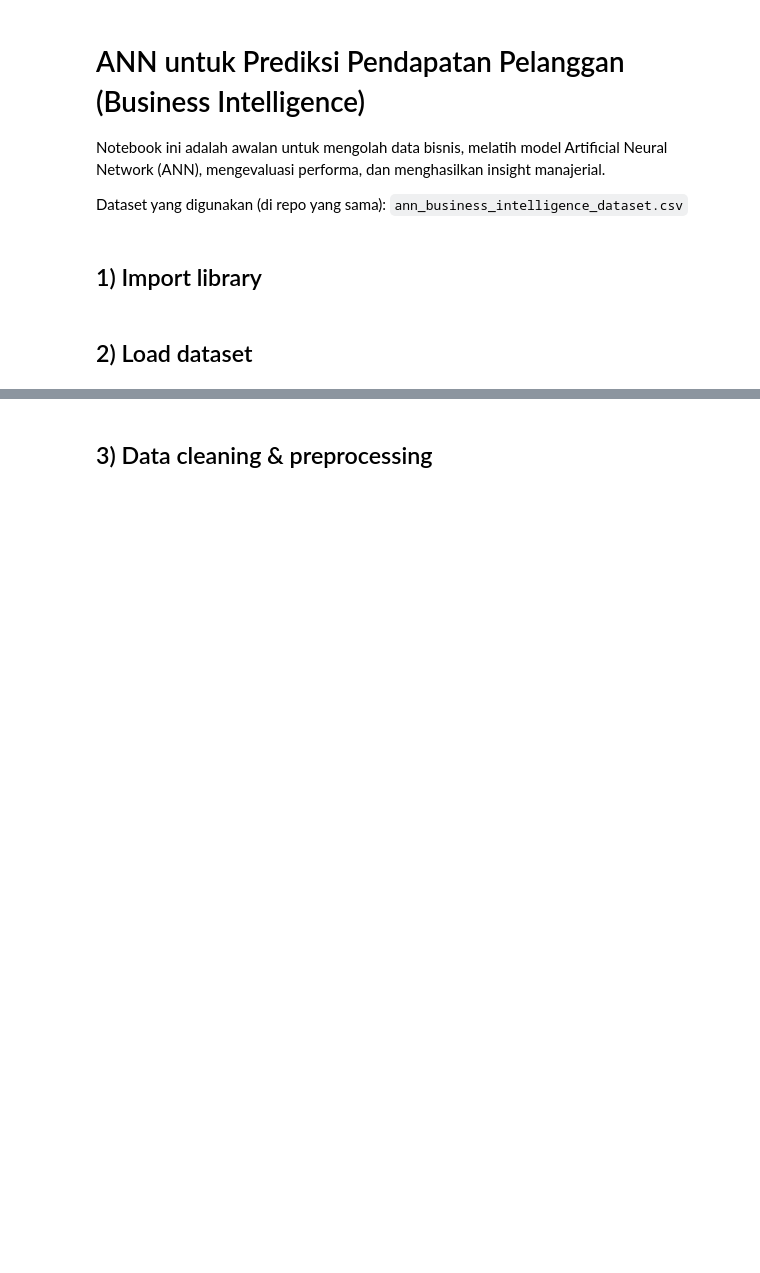
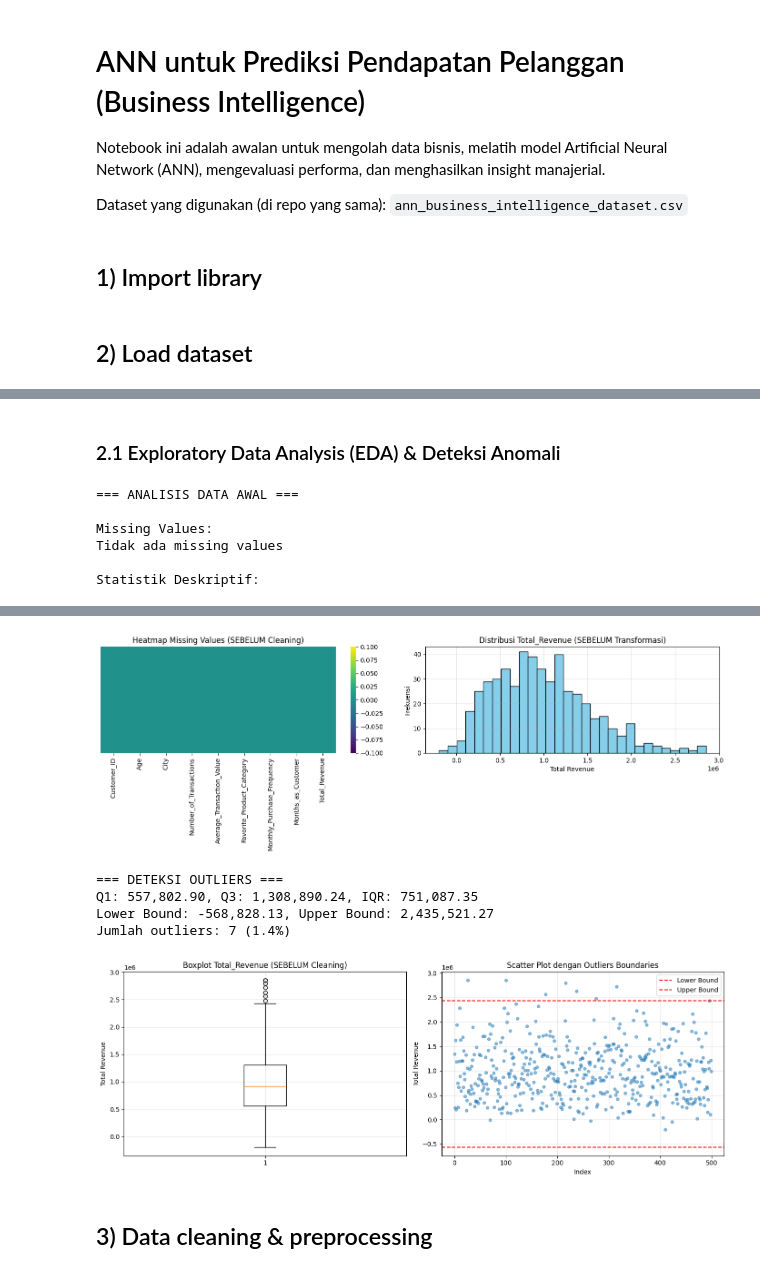
Before and after one commit to AriefMade/ANN_Prediksi_Pendapatan-dari-tipe-pelanggan, a Jupyter notebook: ANN_Business_Intelligence_Starter.ipynb, the cells around one changed output, grey strips where cells are left out. Cells and saved outputs as stored; diff of their text form; code cells hidden in the pictures; blank space fills up the shorter version.

```diff
--- a/ANN_Business_Intelligence_Starter.ipynb
+++ b/ANN_Business_Intelligence_Starter.ipynb
@@ -38,0 +75,67 @@ display(df.info())
+# %% [markdown]
+### 2.1 Exploratory Data Analysis (EDA) & Deteksi Anomali
+# %%
+# Analisis missing values dan outliers
+print('=== ANALISIS DATA AWAL ===')
+print('\nMissing Values:')
+missing_data = df.isnull().sum()
+print(missing_data[missing_data > 0] if missing_data.sum() > 0 else "Tidak ada missing values")
+
+print('\nStatistik Deskriptif:')
+display(df.describe())
+
+# Visualisasi Missing Values
+fig, axes = plt.subplots(1, 2, figsize=(14, 5))
+
+# Missing values heatmap
+missing_heatmap = df.isnull()
+sns.heatmap(missing_heatmap, cbar=True, yticklabels=False, cmap='viridis', ax=axes[0])
+axes[0].set_title('Heatmap Missing Values (SEBELUM Cleaning)')
+
+# Distribusi target variable sebelum transformasi
+axes[1].hist(df['Total_Revenue'], bins=30, edgecolor='black', color='skyblue')
+axes[1].set_xlabel('Total Revenue')
+axes[1].set_ylabel('Frekuensi')
+axes[1].set_title('Distribusi Total_Revenue (SEBELUM Transformasi)')
+axes[1].grid(True, alpha=0.3)
+
+plt.tight_layout()
+plt.show()
+
+# Deteksi Outliers menggunakan IQR
+print('\n=== DETEKSI OUTLIERS ===')
+Q1 = df['Total_Revenue'].quantile(0.25)
+Q3 = df['Total_Revenue'].quantile(0.75)
+IQR = Q3 - Q1
+lower_bound = Q1 - 1.5 * IQR
+upper_bound = Q3 + 1.5 * IQR
+outliers = df[(df['Total_Revenue'] < lower_bound) | (df['Total_Revenue'] > upper_bound)]
+print(f"Q1: {Q1:,.2f}, Q3: {Q3:,.2f}, IQR: {IQR:,.2f}")
+print(f"Lower Bound: {lower_bound:,.2f}, Upper Bound: {upper_bound:,.2f}")
+print(f"Jumlah outliers: {len(outliers)} ({len(outliers)/len(df)*100:.1f}%)")
+
+# Visualisasi Outliers
+fig, axes = plt.subplots(1, 2, figsize=(14, 5))
+axes[0].boxplot(df['Total_Revenue'])
+axes[0].set_ylabel('Total Revenue')
+axes[0].set_title('Boxplot Total_Revenue (SEBELUM Cleaning)')
+axes[0].grid(True, alpha=0.3)
+
+axes[1].scatter(range(len(df)), df['Total_Revenue'], alpha=0.5, s=20)
+axes[1].axhline(lower_bound, color='r', linestyle='--', label='Lower Bound')
+axes[1].axhline(upper_bound, color='r', linestyle='--', label='Upper Bound')
+axes[1].set_xlabel('Index')
+axes[1].set_ylabel('Total Revenue')
+axes[1].set_title('Scatter Plot dengan Outliers Boundaries')
+axes[1].legend()
+axes[1].grid(True, alpha=0.3)
+
+plt.tight_layout()
+plt.show()
+# %% [output]
+=== ANALISIS DATA AWAL ===
+
+Missing Values:
+Tidak ada missing values
+
+Statistik Deskriptif:
@@ -39,3 +151,9 @@ display(df.info())
+[figure, added]
+=== DETEKSI OUTLIERS ===
+Q1: 557,802.90, Q3: 1,308,890.24, IQR: 751,087.35
+Lower Bound: -568,828.13, Upper Bound: 2,435,521.27
+Jumlah outliers: 7 (1.4%)
+[figure, added]
 # %% [markdown]
 ## 3) Data cleaning & preprocessing
 # %%
```
Also changed, not shown: parts of 17 cells of this notebook, 1 other file.
